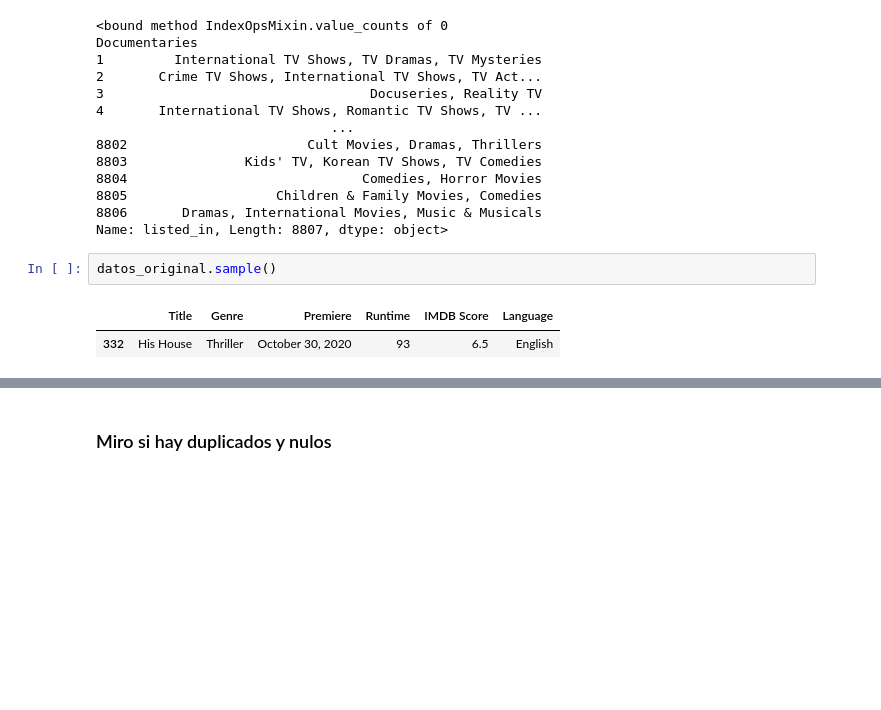
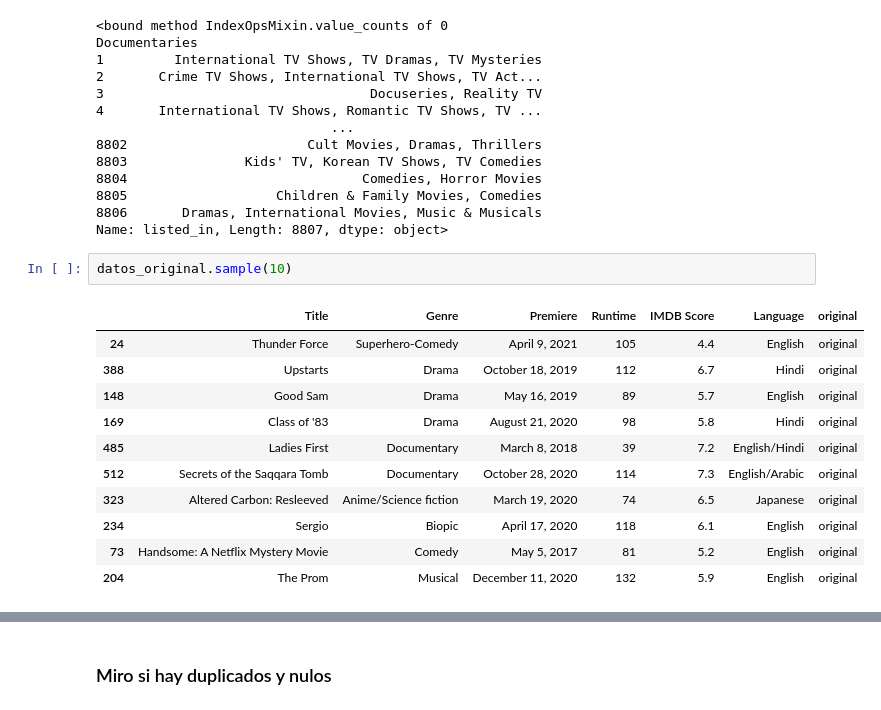
Before and after one commit to QuiqueBrotons83/labs, a Jupyter notebook: Panda/datos/eda_netflix.ipynb, the cells around one changed output, grey strips where cells are left out. Saved outputs shown, nothing was run; the diff lists cells and outputs as text; blank space fills up the shorter version.

```diff
--- a/Panda/datos/eda..ipynb
+++ b/Panda/datos/eda_netflix.ipynb
@@ -201,8 +210,17 @@ datos_titulos["listed_in"].value_counts
 8806       Dramas, International Movies, Music & Musicals
 Name: listed_in, Length: 8807, dtype: object>
 # %%
-datos_original.sample()
+datos_original.sample(10)
 # %% [output]
-|  | Title | Genre | Premiere | Runtime | IMDB Score | Language |
-| 332 | His House | Thriller | October 30, 2020 | 93 | 6.5 | English |
+|  | Title | Genre | Premiere | Runtime | IMDB Score | Language | original |
+| 24 | Thunder Force | Superhero-Comedy | April 9, 2021 | 105 | 4.4 | English | original |
+| 388 | Upstarts | Drama | October 18, 2019 | 112 | 6.7 | Hindi | original |
+| 148 | Good Sam | Drama | May 16, 2019 | 89 | 5.7 | English | original |
+| 169 | Class of '83 | Drama | August 21, 2020 | 98 | 5.8 | Hindi | original |
+| 485 | Ladies First | Documentary | March 8, 2018 | 39 | 7.2 | English/Hindi | original |
+| 512 | Secrets of the Saqqara Tomb | Documentary | October 28, 2020 | 114 | 7.3 | English/Arabic | original |
+| 323 | Altered Carbon: Resleeved | Anime/Science fiction | March 19, 2020 | 74 | 6.5 | Japanese | original |
+| 234 | Sergio | Biopic | April 17, 2020 | 118 | 6.1 | English | original |
+| 73 | Handsome: A Netflix Mystery Movie | Comedy | May 5, 2017 | 81 | 5.2 | English | original |
+| 204 | The Prom | Musical | December 11, 2020 | 132 | 5.9 | English | original |
 # %%
```
Also changed, not shown: parts of 13 cells of this notebook, 3 other files.
